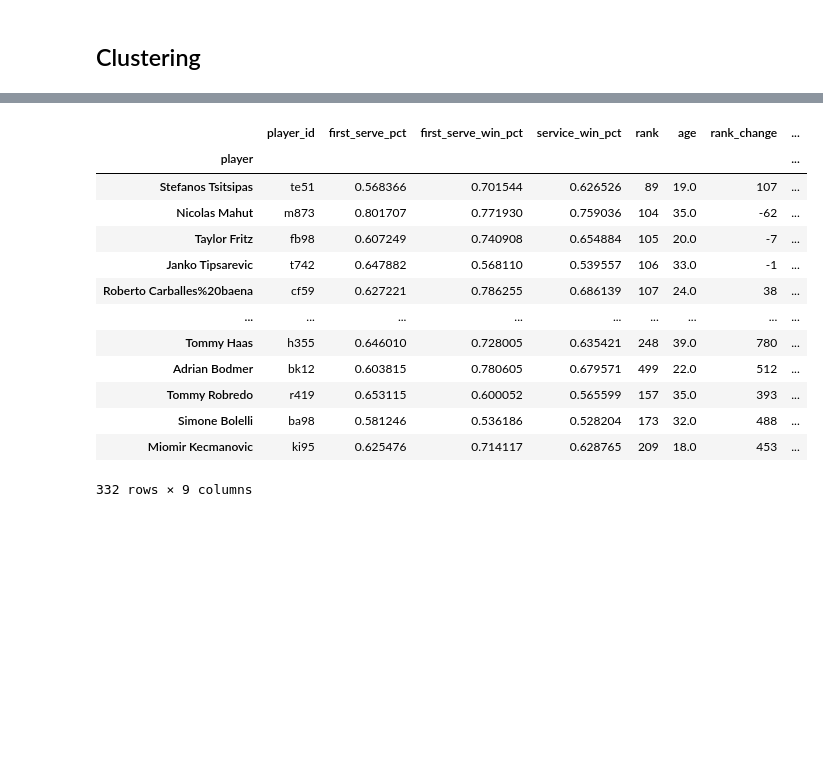
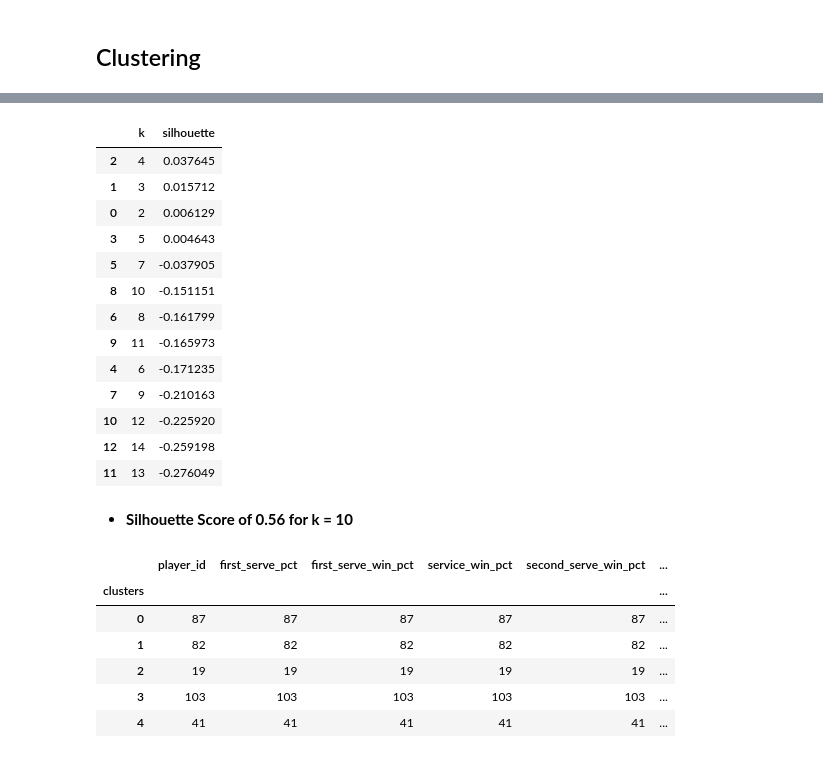
Before and after one commit to aidandom/Capstone, a Jupyter notebook: Capstone.ipynb, the cells around one changed output, grey strips where cells are left out. Drawn from its saved outputs; the diff is of its cells as text; code cells hidden in the pictures; blank space fills up the shorter version.

```diff
--- a/Capstone.ipynb
+++ b/Capstone.ipynb
@@ -196,0 +213,16 @@ ax2.legend();
+# %%
+winners = []
+for name in df_scores.winner_name:
+    winners.append(name)
+winners = set(winners)
+
+losers = []
+for name in df_scores.loser_name:
+    losers.append(name)
+losers = set(losers)
+
+perf = []
+for name in winners:
+    if name not in losers:
+        perf.append(name)
+print(losers)
@@ -662,6 +712,8 @@ df.describe()
+# %%
+df['cluster_age'] = 1 / df['age']
 # %%
-features = ['first_serve_pct', 'first_serve_win_pct', 'service_win_pct',
-           'rank_change', 'cluster_rank', 'age']
+features = ['first_serve_pct', 'first_serve_win_pct', 'service_win_pct', 'rank_change',
+            'cluster_rank', 'cluster_age', 'second_serve_win_pct', 'first_return_win_pct', 'second_return_win_pct']
 
 X = df[features]
 
@@ -734,33 +788,50 @@ Text(0.5, 1.0, 'Silhouette Score over k')
+# %%
+score_df.sort_values('silhouette', ascending=False)
+# %% [output]
+|  | k | silhouette |
+| 2 | 4 | 0.037645 |
+| 1 | 3 | 0.015712 |
+| 0 | 2 | 0.006129 |
+| 3 | 5 | 0.004643 |
+| 5 | 7 | -0.037905 |
+| 8 | 10 | -0.151151 |
+| 6 | 8 | -0.161799 |
+| 9 | 11 | -0.165973 |
+| 4 | 6 | -0.171235 |
+| 7 | 9 | -0.210163 |
+| 10 | 12 | -0.225920 |
+| 12 | 14 | -0.259198 |
+| 11 | 13 | -0.276049 |
+# %% [markdown]
+- **Silhouette Score of 0.56 for k = 10**
 # %%
-features = ['first_serve_pct', 'first_serve_win_pct', 'service_win_pct',
-           'rank_change', 'cluster_rank']
+features = ['first_serve_pct', 'first_serve_win_pct', 'service_win_pct', 'rank_change',
+            'cluster_rank', 'cluster_age', 'second_serve_win_pct', 'first_return_win_pct', 'second_return_win_pct']
 
 X = df[features]
+poly = PolynomialFeatures(interaction_only=True)
+X_poly = poly.fit_transform(X)
 
-# scale data
 ss = StandardScaler()
-Z = ss.fit_transform(X)
+Z = ss.fit_transform(X_poly)
+
+# # scale data
+# ss = StandardScaler()
+# Z = ss.fit_transform(X)
 
 # fit KMeans model
 km = KMeans(n_clusters=5, random_state=527)
-km.fit(X)
+km.fit(Z)
 
 # assign cluster labels
 df['clusters'] = km.labels_
 # %%
-df.sort_values('clusters')
+df.groupby('clusters').count()
 # %% [output]
-|  | player_id | first_serve_pct | first_serve_win_pct | service_win_pct | rank | age | rank_change | ... |
-| player |  |  |  |  |  |  |  | ... |
-| Stefanos Tsitsipas | te51 | 0.568366 | 0.701544 | 0.626526 | 89 | 19.0 | 107 | ... |
-| Nicolas Mahut | m873 | 0.801707 | 0.771930 | 0.759036 | 104 | 35.0 | -62 | ... |
-| Taylor Fritz | fb98 | 0.607249 | 0.740908 | 0.654884 | 105 | 20.0 | -7 | ... |
-| Janko Tipsarevic | t742 | 0.647882 | 0.568110 | 0.539557 | 106 | 33.0 | -1 | ... |
-| Roberto Carballes%20baena | cf59 | 0.627221 | 0.786255 | 0.686139 | 107 | 24.0 | 38 | ... |
-| ... | ... | ... | ... | ... | ... | ... | ... | ... |
-| Tommy Haas | h355 | 0.646010 | 0.728005 | 0.635421 | 248 | 39.0 | 780 | ... |
-| Adrian Bodmer | bk12 | 0.603815 | 0.780605 | 0.679571 | 499 | 22.0 | 512 | ... |
-| Tommy Robredo | r419 | 0.653115 | 0.600052 | 0.565599 | 157 | 35.0 | 393 | ... |
-| Simone Bolelli | ba98 | 0.581246 | 0.536186 | 0.528204 | 173 | 32.0 | 488 | ... |
-| Miomir Kecmanovic | ki95 | 0.625476 | 0.714117 | 0.628765 | 209 | 18.0 | 453 | ... |
+|  | player_id | first_serve_pct | first_serve_win_pct | service_win_pct | second_serve_win_pct | ... |
+| clusters |  |  |  |  |  | ... |
+| 0 | 87 | 87 | 87 | 87 | 87 | ... |
+| 1 | 82 | 82 | 82 | 82 | 82 | ... |
+| 2 | 19 | 19 | 19 | 19 | 19 | ... |
+| 3 | 103 | 103 | 103 | 103 | 103 | ... |
+| 4 | 41 | 41 | 41 | 41 | 41 | ... |
-332 rows × 9 columns
```
Also changed, not shown: parts of 21 cells of this notebook.
